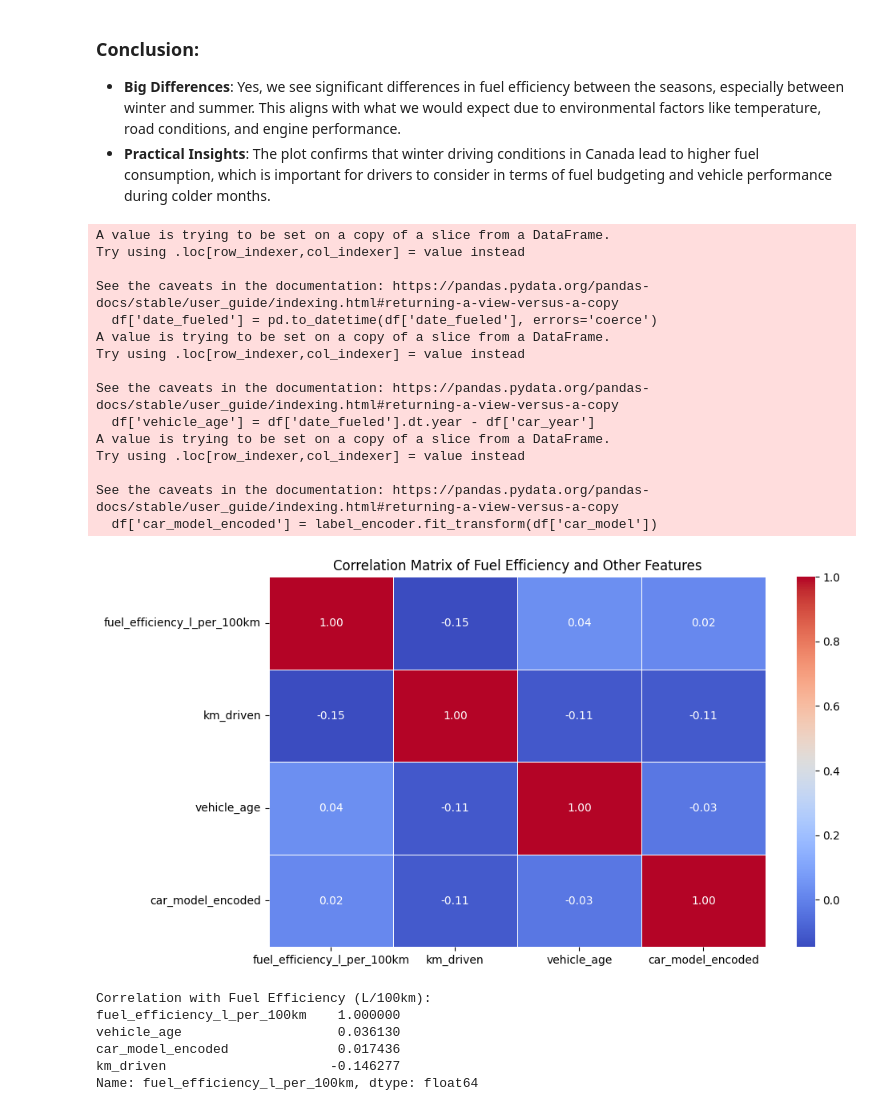
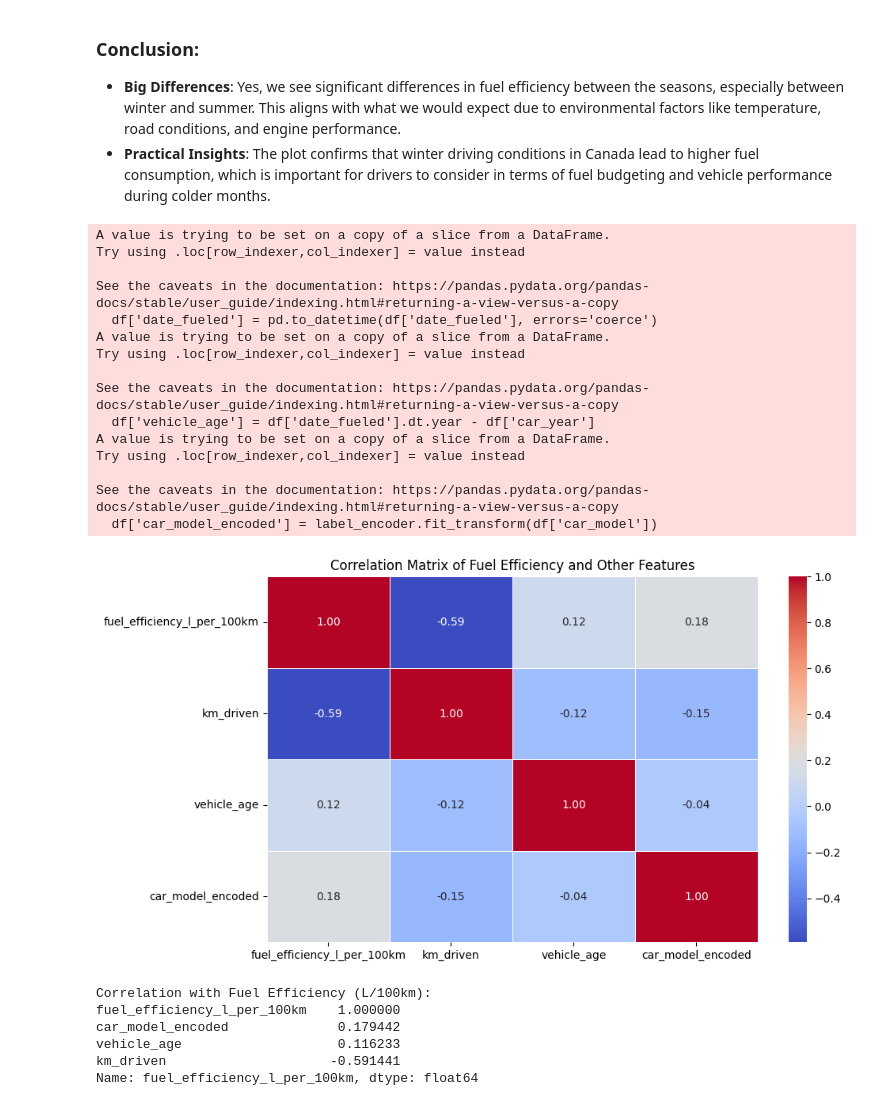
Before and after one commit to Daggy2002/DVE-Assignments, a Jupyter notebook: Assignment1/main.ipynb, the cells around one changed output. Cells and saved outputs as stored; diff of their text form; code cells hidden in the pictures.

```diff
--- a/Assignment1/main.ipynb
+++ b/Assignment1/main.ipynb
@@ -526,7 +523,7 @@ for currency in top_5_currencies:
     X = currency_data[['gallons', 'litres_filled', 'miles', 'km_driven', 'litres_per_100km', 'cost_per_gallon_float', 'total_spend_float']].fillna(0).values
 
     # Initialize and fit the Isolation Forest model
-    clf = IForest(contamination=0.05)  # Adjust contamination as needed
+    clf = IForest(contamination=0.4)  # Adjust contamination as needed
     clf.fit(X)
 
     # Predict outliers
@@ -993,44 +1005,41 @@ df['car_model_encoded'] = label_encoder.fit_transform(df['car_model'])
 # Step 3: Prepare the data for correlation analysis (focusing on key features)
 correlation_features = df[['fuel_efficiency_l_per_100km', 'km_driven', 'vehicle_age', 'car_model_encoded']]
 
-# Step 4: Optionally, sample the data if it’s too large (e.g., 100,000 rows for quicker analysis)
-correlation_features_sampled = correlation_features.sample(n=100000, random_state=42)
-
 # Step 5: Compute the correlation matrix
-correlation_matrix = correlation_features_sampled.corr()
+correlation_matrix = correlation_features.corr()
 
 # Step 6: Visualize the correlation matrix using a heatmap
 plt.figure(figsize=(10, 6))
 sns.heatmap(correlation_matrix, annot=True, cmap='coolwarm', fmt=".2f", linewidths=0.5)
 plt.title('Correlation Matrix of Fuel Efficiency and Other Features')
 plt.show()
 
 # Step 7: Display the correlation values for fuel efficiency specifically
 fuel_efficiency_correlations = correlation_matrix['fuel_efficiency_l_per_100km'].sort_values(ascending=False)
 print("Correlation with Fuel Efficiency (L/100km):")
 print(fuel_efficiency_correlations)
 # %% [output]
 A value is trying to be set on a copy of a slice from a DataFrame.
 Try using .loc[row_indexer,col_indexer] = value instead
 
 See the caveats in the documentation: https://pandas.pydata.org/pandas-docs/stable/user_guide/indexing.html#returning-a-view-versus-a-copy
   df['date_fueled'] = pd.to_datetime(df['date_fueled'], errors='coerce')
 A value is trying to be set on a copy of a slice from a DataFrame.
 Try using .loc[row_indexer,col_indexer] = value instead
 
 See the caveats in the documentation: https://pandas.pydata.org/pandas-docs/stable/user_guide/indexing.html#returning-a-view-versus-a-copy
   df['vehicle_age'] = df['date_fueled'].dt.year - df['car_year']
 A value is trying to be set on a copy of a slice from a DataFrame.
 Try using .loc[row_indexer,col_indexer] = value instead
 
 See the caveats in the documentation: https://pandas.pydata.org/pandas-docs/stable/user_guide/indexing.html#returning-a-view-versus-a-copy
   df['car_model_encoded'] = label_encoder.fit_transform(df['car_model'])
-[figure, old version]
+[figure, new version]
 Correlation with Fuel Efficiency (L/100km):
 fuel_efficiency_l_per_100km    1.000000
-vehicle_age                    0.036130
-car_model_encoded              0.017436
-km_driven                     -0.146277
+car_model_encoded              0.179442
+vehicle_age                    0.116233
+km_driven                     -0.591441
 Name: fuel_efficiency_l_per_100km, dtype: float64
 # %%
 # Step 1: Prepare the data
```
Also changed, not shown: parts of 20 cells of this notebook.
